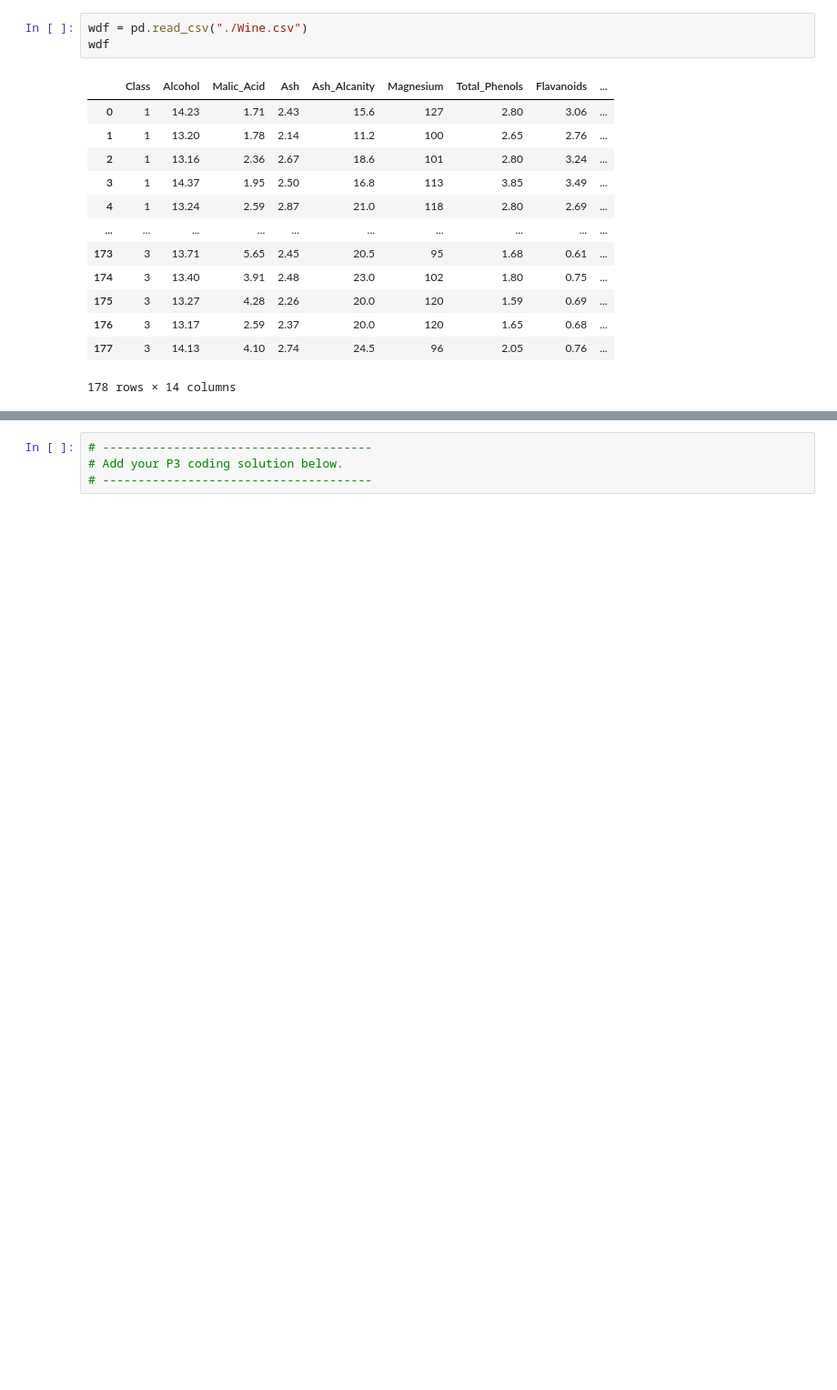
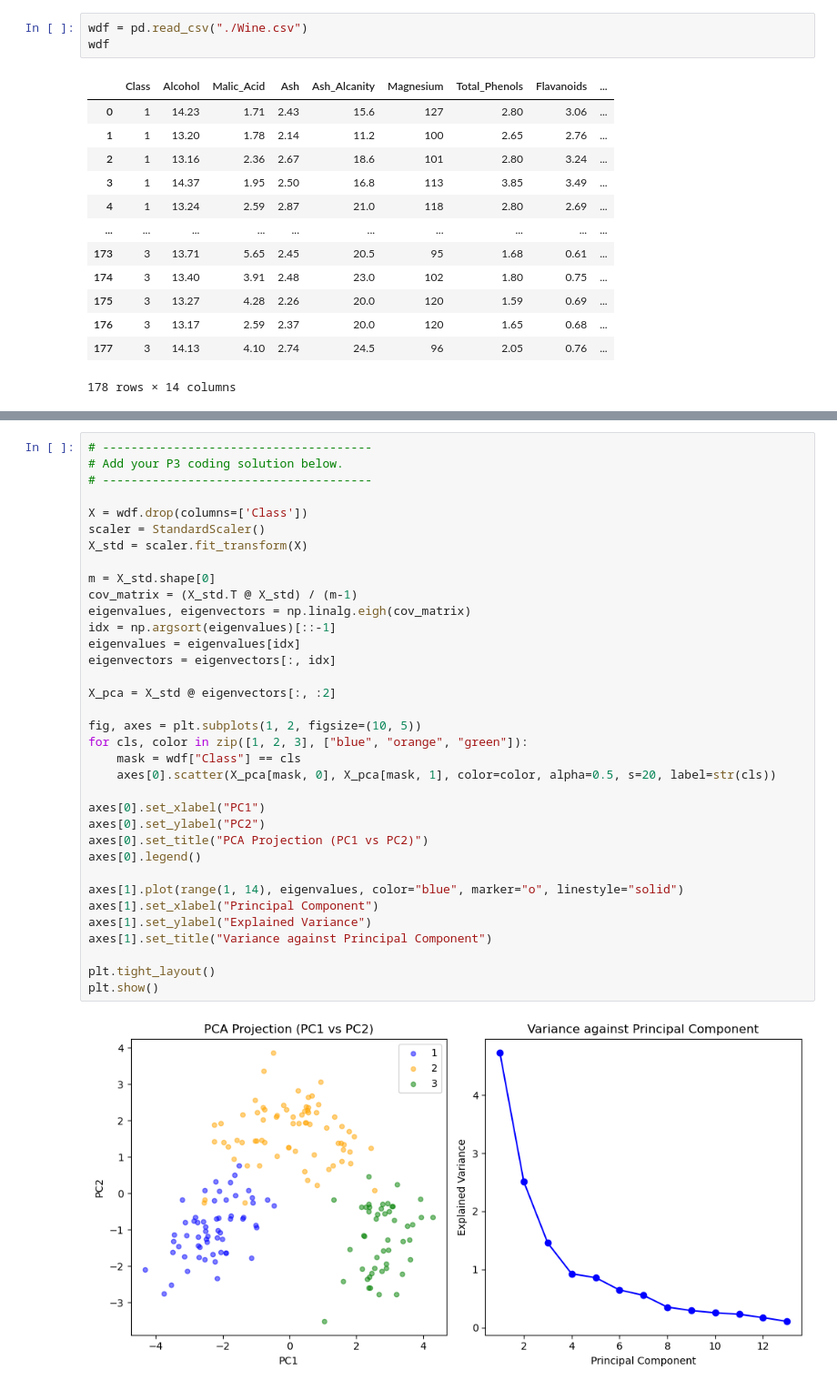
Before and after one commit to jchapman0511/Project2_COMP562, a Jupyter notebook: P2.ipynb, the cells around one changed output, grey strips where cells are left out. Shown at 91% size. Saved outputs shown, nothing was run; the diff lists cells and outputs as text; blank space fills up the shorter version.

```diff
--- a/P2.ipynb
+++ b/P2.ipynb
@@ -460,7 +460,40 @@ To receive full credit, your solution should produce plots identical to the refe
 - Use opacity **0.5** and marker size **20** for the scatter plot.
 - The default marker is used.
 - Label the scatter axes **PC1** and **PC2**, and include a legend identifying classes **1, 2, and 3**.
-# %%
-# --------------------------------------
-# Add your P3 coding solution below.
-# --------------------------------------
+# %%
+# --------------------------------------
+# Add your P3 coding solution below.
+# --------------------------------------
+
+X = wdf.drop(columns=['Class'])
+scaler = StandardScaler()
+X_std = scaler.fit_transform(X)
+
+m = X_std.shape[0]
+cov_matrix = (X_std.T @ X_std) / (m-1)
+eigenvalues, eigenvectors = np.linalg.eigh(cov_matrix)
+idx = np.argsort(eigenvalues)[::-1]
+eigenvalues = eigenvalues[idx]
+eigenvectors = eigenvectors[:, idx]
+
+X_pca = X_std @ eigenvectors[:, :2]
+
+fig, axes = plt.subplots(1, 2, figsize=(10, 5))
+for cls, color in zip([1, 2, 3], ["blue", "orange", "green"]):
+    mask = wdf["Class"] == cls
+    axes[0].scatter(X_pca[mask, 0], X_pca[mask, 1], color=color, alpha=0.5, s=20, label=str(cls))
+
+axes[0].set_xlabel("PC1")
+axes[0].set_ylabel("PC2")
+axes[0].set_title("PCA Projection (PC1 vs PC2)")
+axes[0].legend()
+
+axes[1].plot(range(1, 14), eigenvalues, color="blue", marker="o", linestyle="solid")
+axes[1].set_xlabel("Principal Component")
+axes[1].set_ylabel("Explained Variance")
+axes[1].set_title("Variance against Principal Component")
+
+plt.tight_layout()
+plt.show()
+# %% [output]
+[figure, added]
```
Also changed, not shown: parts of 2 cells of this notebook.
